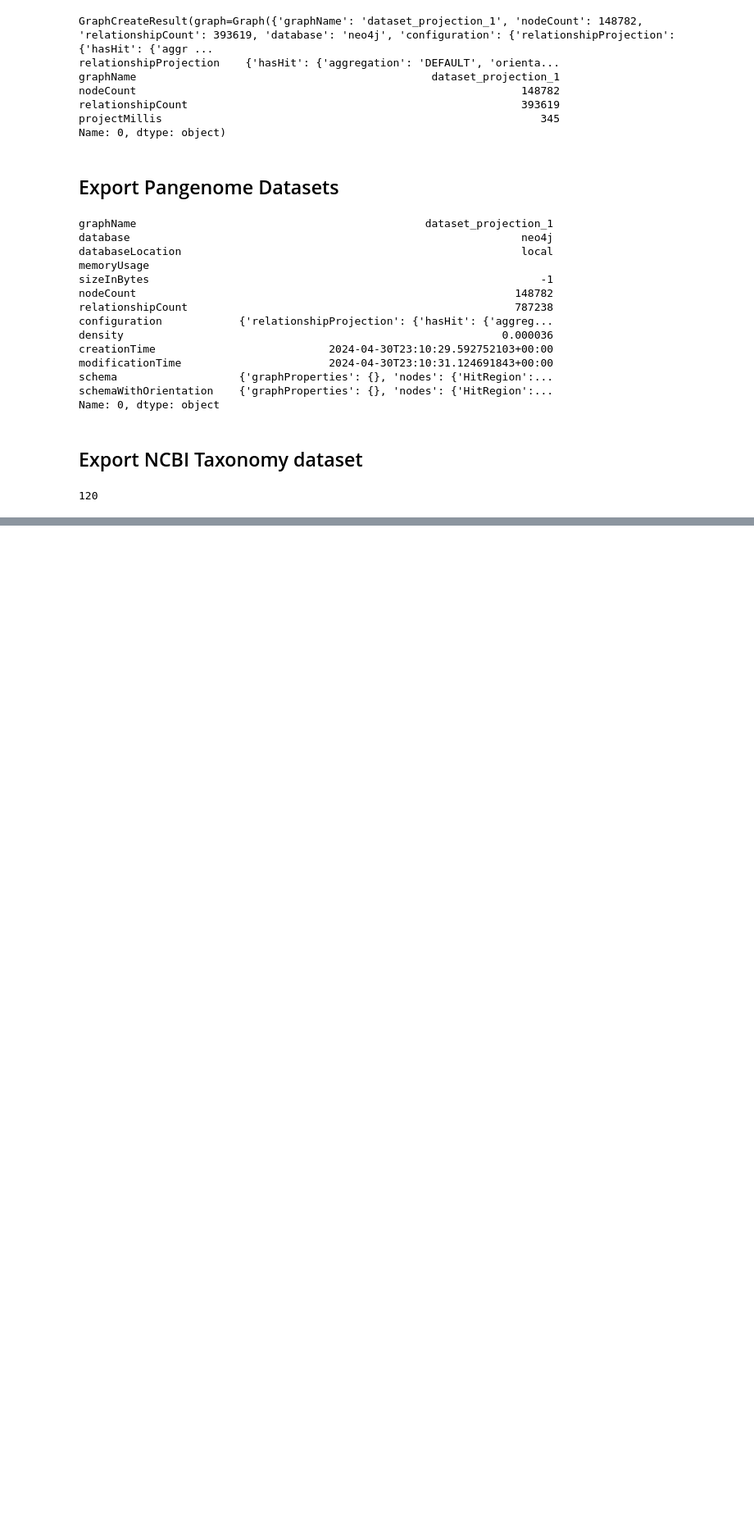
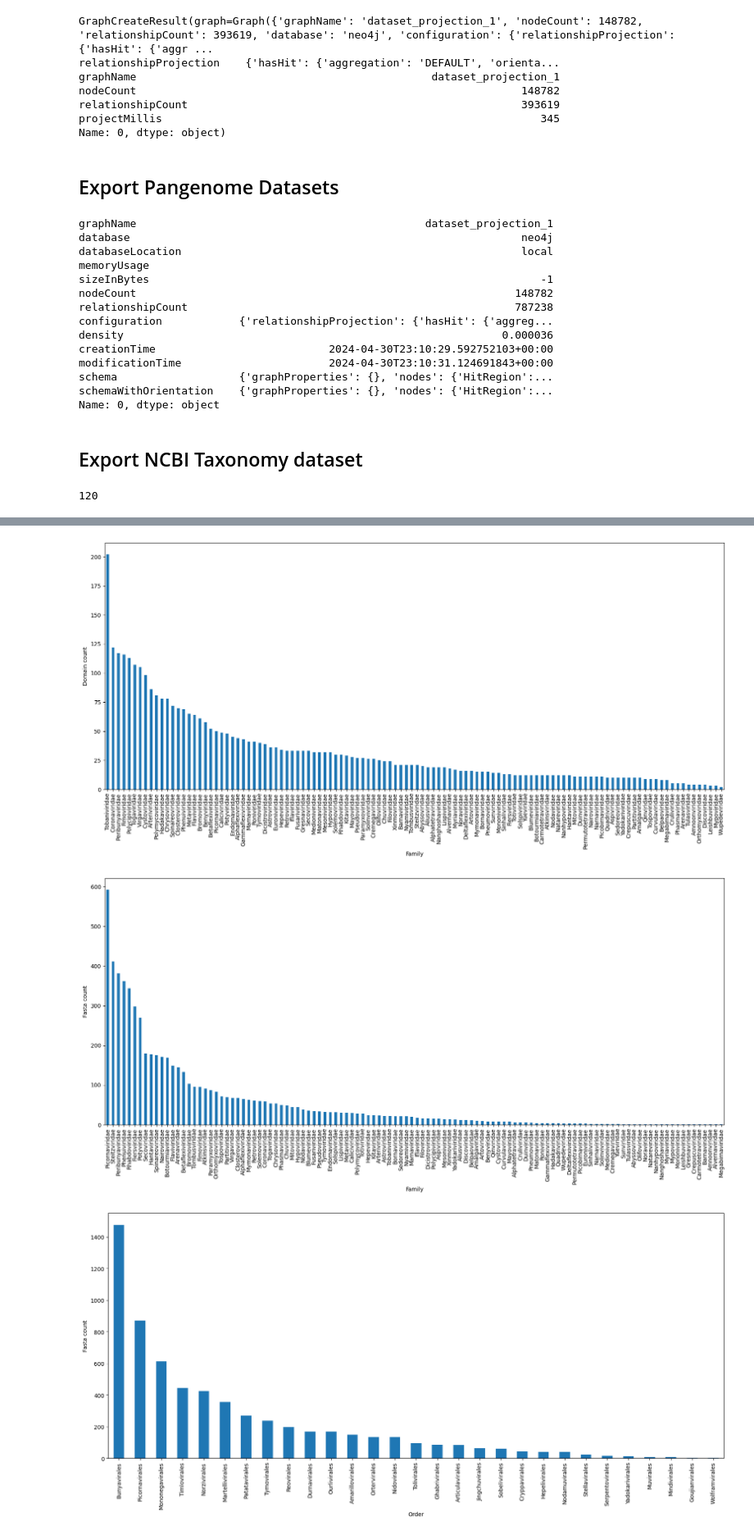
Before and after one commit to serratus-bio/pangenome, a Jupyter notebook: notebooks/taxonomy_prediction/make_dataset.ipynb, the cells around one changed output, grey strips where cells are left out. Shown at 82% size. Cells and saved outputs as stored; diff of their text form; code cells hidden in the pictures; blank space fills up the shorter version.

```diff
--- a/notebooks/taxonomy_prediction/make_dataset.ipynb
+++ b/notebooks/taxonomy_prediction/make_dataset.ipynb
@@ -490,0 +493,18 @@ fasta_has_tax_order_edges = get_fasta_has_tax_order_edges(kg_client)
+# %%
+# for every fasta get count of pfams
+
+def get_fasta_domain_counts(gds):
+    if os.path.exists(DATASET_DIR + 'fasta_domain_counts.csv'):
+        return pd.read_csv(DATASET_DIR + 'fasta_domain_counts.csv')
+    query = '''
+            MATCH (f:Fasta)-[:hasHit]->(h:Hit)<-[:hasMember]->(r:HitFamily)
+            RETURN
+                f.accession as fastaAccession,
+                count(DISTINCT r) as domainCount
+            '''
+    df = gds.run_cypher(query)
+    df.to_csv(DATASET_DIR + 'fasta_domain_counts.csv', index=False)
+    return df
+
+pg_client = get_pg_client()
+fasta_domain_counts = get_fasta_domain_counts(pg_client)
@@ -490,0 +536,42 @@ fasta_has_tax_order_edges = get_fasta_has_tax_order_edges(kg_client)
+# %%
+import matplotlib.pyplot as plt
+
+fig, ax = plt.subplots()
+plot_data = fasta_nodes.groupby('family')['domainCount'].max().sort_values(ascending=False)
+plot_data.plot(kind='bar', ax=ax)
+ax.set_ylabel('Domain count')
+ax.set_xlabel('Family')
+fig.set_size_inches(20, 8)
+plt.show()
+
+# create plot of number of fastas per family
+
+fig, ax = plt.subplots()
+plot_data = fasta_nodes.groupby('family').size().sort_values(ascending=False)
+plot_data.plot(kind='bar', ax=ax)
+ax.set_ylabel('Fasta count')
+ax.set_xlabel('Family')
+fig.set_size_inches(20, 8)
+plt.show()
+
+fig, ax = plt.subplots()
+plot_data = fasta_nodes.groupby('order').size().sort_values(ascending=False)
+plot_data.plot(kind='bar', ax=ax)
+ax.set_ylabel('Fasta count')
+ax.set_xlabel('Order')
+fig.set_size_inches(20, 8)
+plt.show()
+
+# count number of families per order
+
+fig, ax = plt.subplots()
+plot_data = fasta_nodes.groupby('order')['family'].nunique().sort_values(ascending=False)
+plot_data.plot(kind='bar', ax=ax)
+ax.set_ylabel('Family count')
+ax.set_xlabel('Order')
+fig.set_size_inches(20, 8)
+plt.show()
+# %% [output]
+[figure, added]
+[figure, added]
+[figure, added]
```
Also changed, not shown: parts of 4 cells of this notebook, 3 other files.
